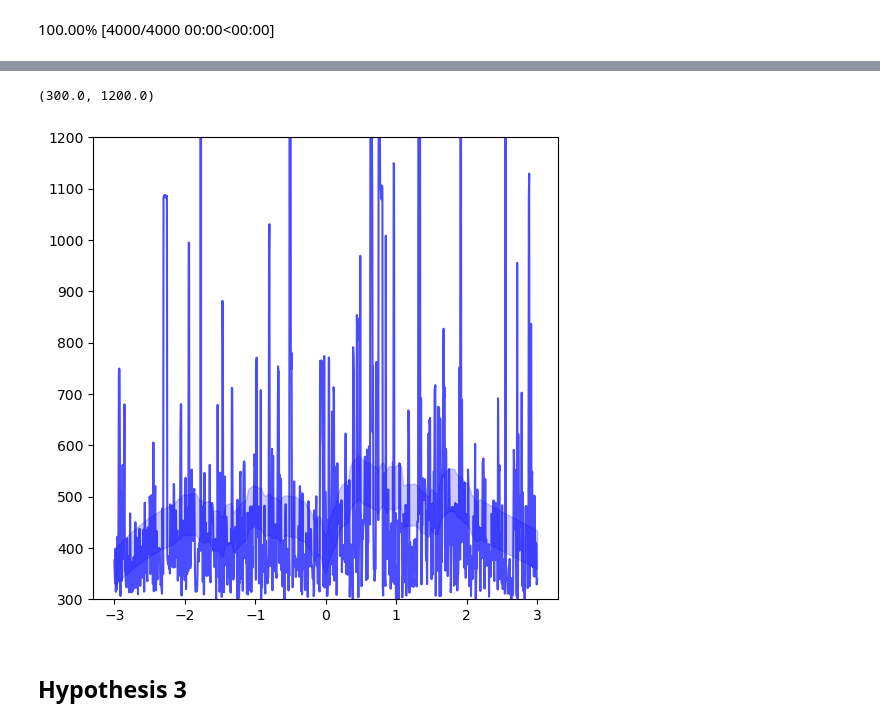
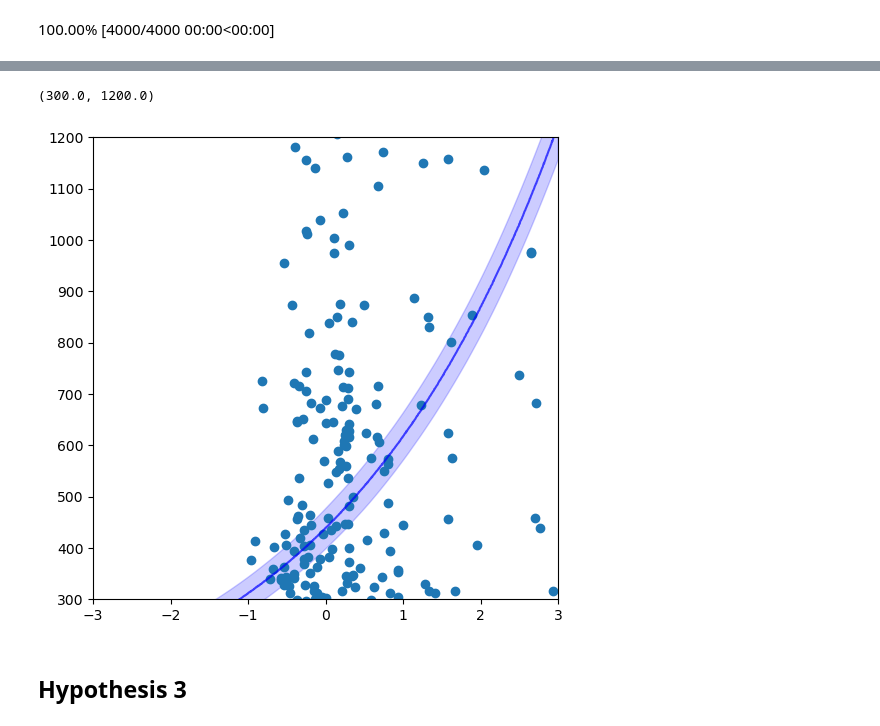
Before and after one commit to ah140797/PPExam24, a Jupyter notebook: anders.ipynb, the cells around one changed output, grey strips where cells are left out. Drawn from its saved outputs; the diff is of its cells as text; code cells hidden in the pictures.

```diff
--- a/anders.ipynb
+++ b/anders.ipynb
@@ -275,6 +265,7 @@ pareto_k.max()
 # %%
+age_seq = np.linspace(-3.0, 3.0, 1127)
 with m_h2:
-    pm.set_data({"age_std": df.age_std})
+    pm.set_data({"age_std": age_seq})
     post_pred_B = pm.sample_posterior_predictive(m_h2_idata, var_names=["B"])['posterior_predictive']['B']
 
 post_pred_B_mean = post_pred_B.mean(["chain", "draw"])
@@ -307,16 +275,17 @@ df[df['bugs']>5000]
 # %%
 #_, ax = plt.subplots(1, 1, figsize=(6, 6))
 plt.figure(figsize=(6,6))
 
-az.plot_hdi(x_seq, post_pred_B, color = 'b', fill_kwargs={'alpha': 0.2}, ax=plt)
-plt.plot(x_seq, post_pred_B_mean, color = 'b', alpha=0.7, label='mean')
+az.plot_hdi(age_seq, post_pred_B, color = 'b', fill_kwargs={'alpha': 0.2}, ax=plt)
+plt.plot(age_seq, post_pred_B_mean, color = 'b', alpha=0.7, label='mean')
+plt.scatter(df.age_std, df.bugs)
 
 
-
+plt.xlim(-3.0,3.0)
 plt.ylim(300,1200)
 # %% [output]
 (300.0, 1200.0)
-[figure, old version]
+[figure, new version]
 # %% [markdown]
 ## Hypothesis 3
 # %% [markdown]
```
Also changed, not shown: parts of 15 cells of this notebook, 1 other file.
